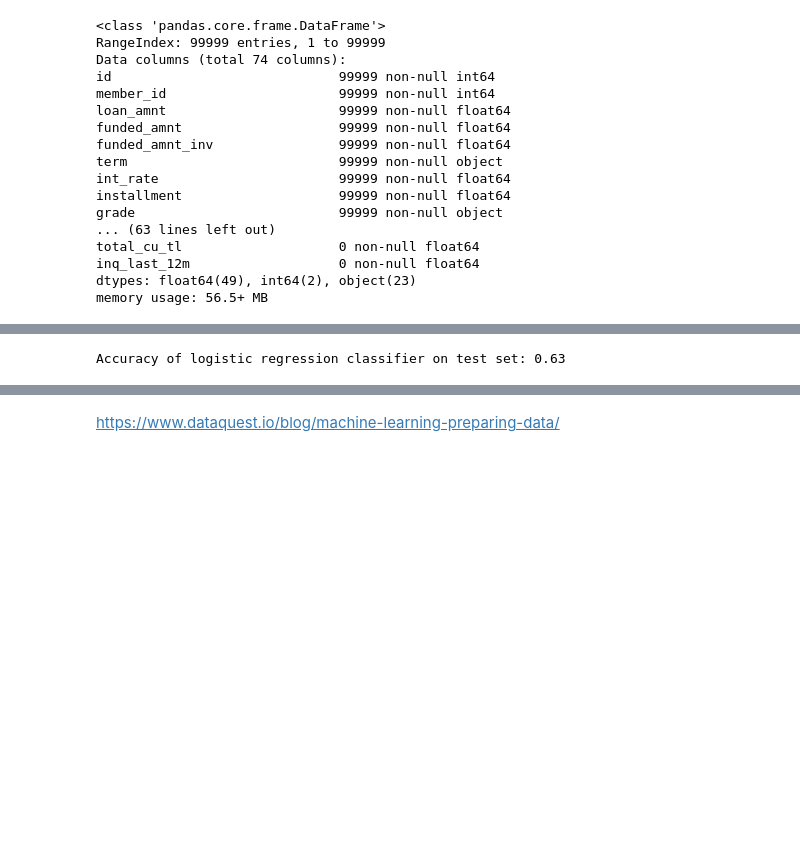
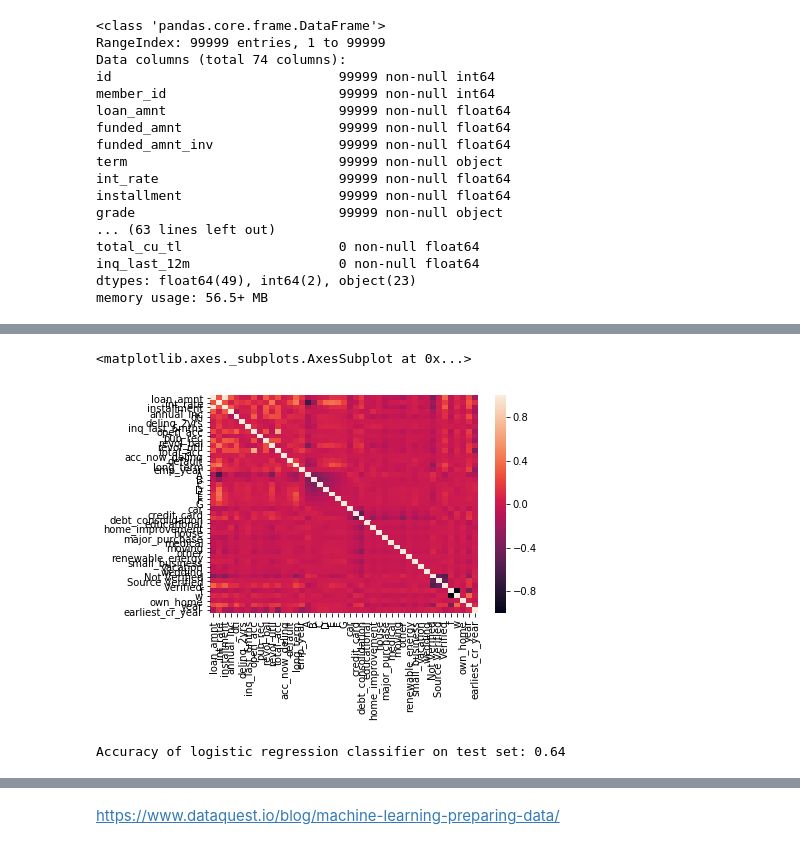
Before and after one commit to liuslouis/LC_data, a Jupyter notebook: pred.ipynb, the cells around one changed output, grey strips where cells are left out. Cells and saved outputs as stored; diff of their text form; code cells hidden in the pictures; blank space fills up the shorter version.

Commit message:
complete data cleaning and logistic model

```diff
--- a/pred.ipynb
+++ b/pred.ipynb
@@ -123,0 +125,12 @@ print(to_drop)
+# %%
+# Delete pymnt_plan
+df = df[df['pymnt_plan'] == 'n']
+to_drop.append('pymnt_plan')
+# %%
+df['issue_d'].unique()
+df['year'] = df['issue_d'].apply(lambda x: int(x.split('-')[1]))
+to_drop.append('issue_d')
+# %%
+df['earliest_cr_line'].unique()
+df['earliest_cr_year'] = df['earliest_cr_line'].apply(lambda x: int(x.split('-')[1]))
+to_drop.append('earliest_cr_line')
@@ -124,4 +139,5 @@ print(to_drop)
 # %%
 print(to_drop)
 df = df.drop(columns = to_drop, errors = 'ignore')
+df = df.dropna()
 # %% [output]
@@ -149,8 +185,17 @@ memory usage: 19.0+ MB
+# %%
+import seaborn as sns
+corr = df.corr()
+sns.heatmap(corr,
+            xticklabels=corr.columns.values,
+            yticklabels=corr.columns.values)
+# %% [output]
+<matplotlib.axes._subplots.AxesSubplot at 0x...>
+[figure, added]
 # %%
 from sklearn.linear_model import LogisticRegression
 from sklearn.cross_validation import train_test_split
 
-X = df[['long_term','emp_year', 'own_home', 'int_rate', 'grade_a', 'grade_b', 'grade_c', 'grade_d', 'grade_e', 'grade_f', 'dti']]
+X = df.drop(columns=['default', 'installment'])
 y = df['default']
 
 X_train, X_test, y_train, y_test = train_test_split(X, y, test_size=0.3, random_state=0)
@@ -163,7 +208,7 @@ logreg.fit(X_train, y_train, sample_weight=weight)
 y_pred = logreg.predict(X_test)
 print('Accuracy of logistic regression classifier on test set: {:.2f}'.format(logreg.score(X_test, y_test)))
 # %% [output]
-Accuracy of logistic regression classifier on test set: 0.63
+Accuracy of logistic regression classifier on test set: 0.64
 # %%
 from sklearn.metrics import confusion_matrix
 matrix = confusion_matrix(y_test, y_pred)
```
Also changed, not shown: parts of 16 cells of this notebook.
